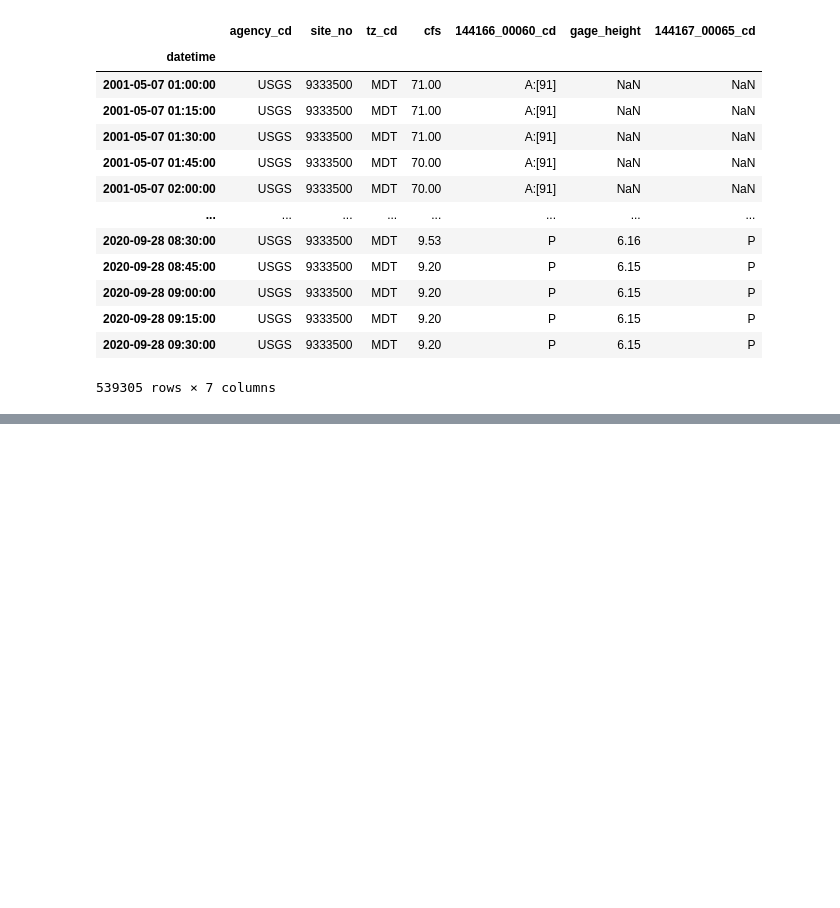
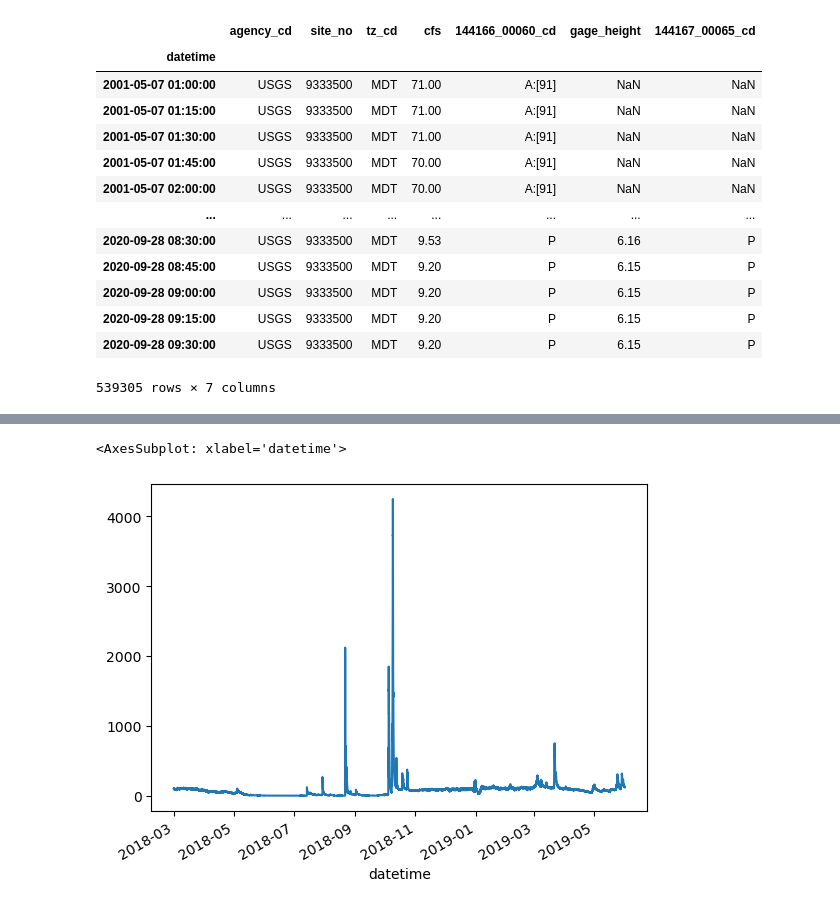
Before and after one commit to sgromme/effectivepandas, a Jupyter notebook: chapter31.ipynb, the cells around one changed output, grey strips where cells are left out. Drawn from its saved outputs; the diff is of its cells as text; code cells hidden in the pictures; blank space fills up the shorter version.

```diff
--- a/chapter31.ipynb
+++ b/chapter31.ipynb
@@ -54,0 +186,9 @@ dd
+# %%
+(dd
+ .cfs
+ .loc['2018/3':'2019/5']
+ .plot()
+)
+# %% [output]
+<AxesSubplot: xlabel='datetime'>
+[figure, added]
```
Also changed, not shown: parts of 39 cells of this notebook.
